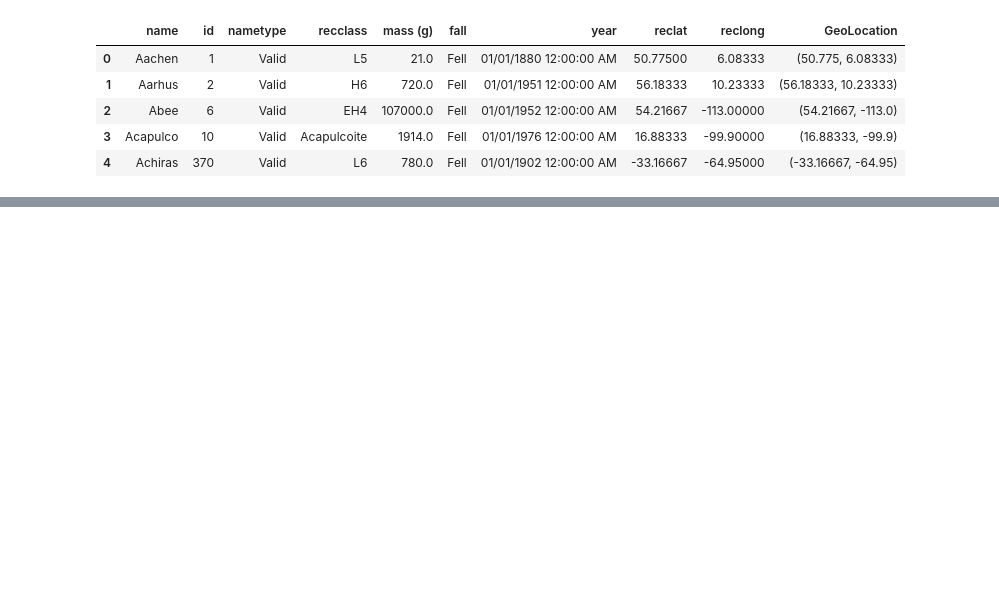
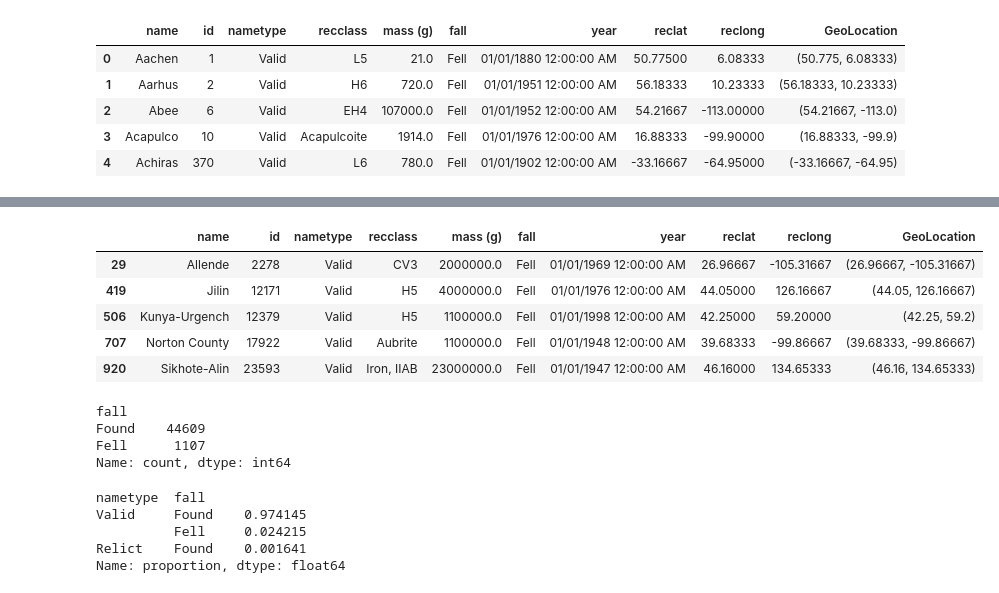
Before and after one commit to captainplanet11/pandas_workshop, a Jupyter notebook: getting_started_with_pandas.ipynb, the cells around one changed output, grey strips where cells are left out. Cells and saved outputs as stored; diff of their text form; code cells hidden in the pictures; blank space fills up the shorter version.

```diff
--- a/getting_started_with_pandas.ipynb
+++ b/getting_started_with_pandas.ipynb
@@ -11,0 +150,24 @@ meteorite.head()
+# %%
+meteorite[(meteorite['mass (g)'] > 1e6)  & (meteorite.fall == 'Fell')]
+# %% [output]
+|  | name | id | nametype | recclass | mass (g) | fall | year | reclat | reclong | GeoLocation |
+| 29 | Allende | 2278 | Valid | CV3 | 2000000.0 | Fell | 01/01/1969 12:00:00 AM | 26.96667 | -105.31667 | (26.96667, -105.31667) |
+| 419 | Jilin | 12171 | Valid | H5 | 4000000.0 | Fell | 01/01/1976 12:00:00 AM | 44.05000 | 126.16667 | (44.05, 126.16667) |
+| 506 | Kunya-Urgench | 12379 | Valid | H5 | 1100000.0 | Fell | 01/01/1998 12:00:00 AM | 42.25000 | 59.20000 | (42.25, 59.2) |
+| 707 | Norton County | 17922 | Valid | Aubrite | 1100000.0 | Fell | 01/01/1948 12:00:00 AM | 39.68333 | -99.86667 | (39.68333, -99.86667) |
+| 920 | Sikhote-Alin | 23593 | Valid | Iron, IIAB | 23000000.0 | Fell | 01/01/1947 12:00:00 AM | 46.16000 | 134.65333 | (46.16, 134.65333) |
+# %%
+meteorite.fall.value_counts()
+# %% [output]
+fall
+Found    44609
+Fell      1107
+Name: count, dtype: int64
+# %%
+df.value_counts(subset=['nametype', 'fall'], normalize=True)
+# %% [output]
+nametype  fall
+Valid     Found    0.974145
+          Fell     0.024215
+Relict    Found    0.001641
+Name: proportion, dtype: float64
```
Also changed, not shown: parts of 16 cells of this notebook.
